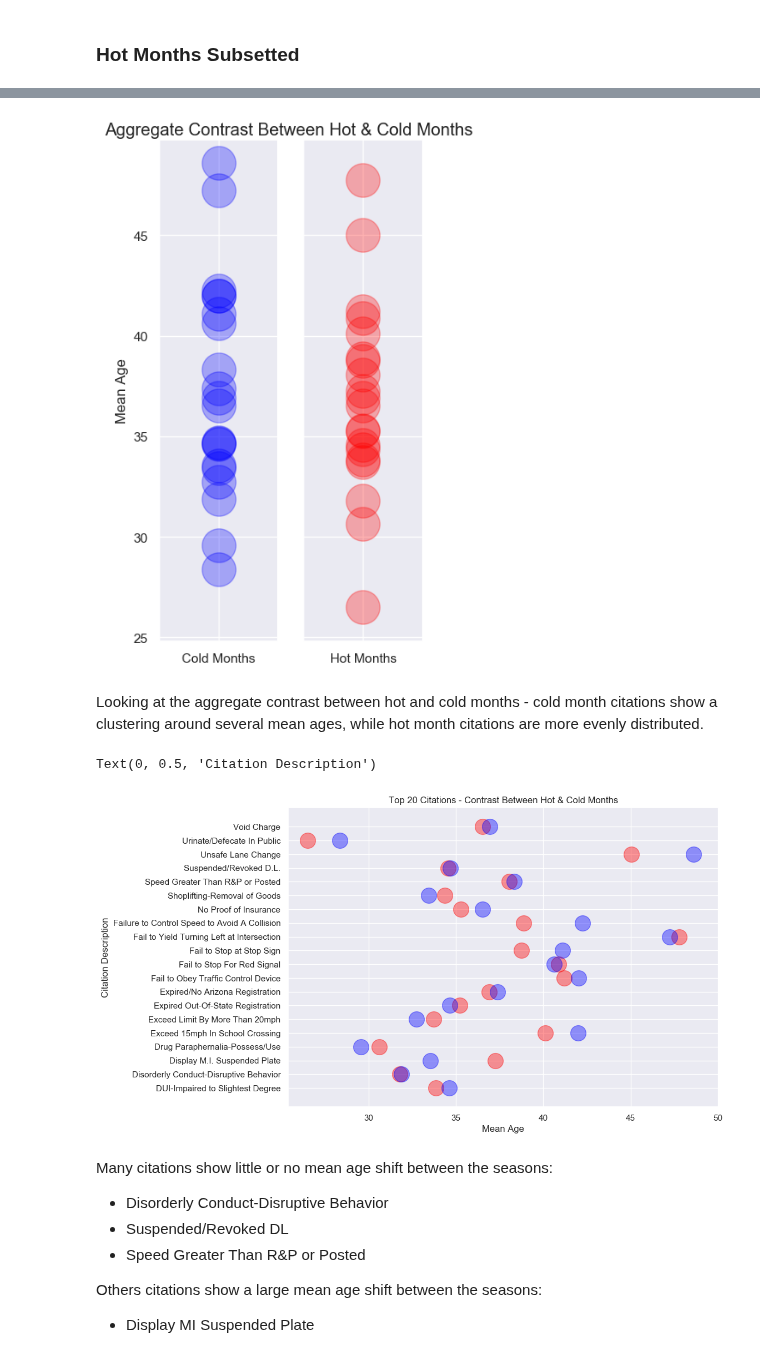
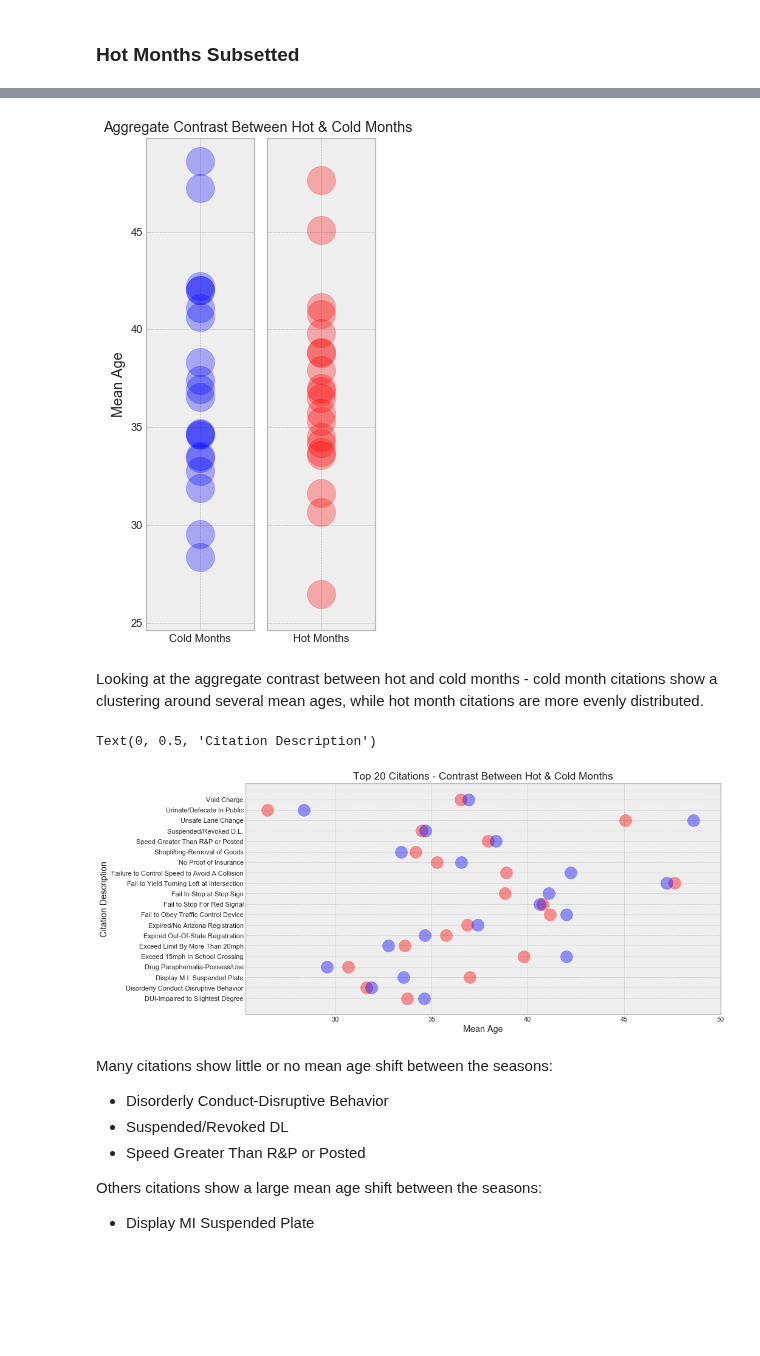
Before and after one commit to mrkjhsn/Thinkful-Exercises, a Jupyter notebook: capstone_1/Influence of Seasonal Visitors on City of Scottsdale Citations.ipynb, the cells around one changed output, grey strips where cells are left out. Drawn from its saved outputs; the diff is of its cells as text; code cells hidden in the pictures; blank space fills up the shorter version.

```diff
--- a/capstone_1/Influence of Seasonal Visitors on City of Scottsdale Citations.ipynb
+++ b/capstone_1/Influence of Seasonal Visitors on City of Scottsdale Citations.ipynb
@@ -271,26 +259,0 @@ Three of the above 5 citations graphed across the year indicate that an older pe
-# %%
-# graph the mean age of citations with highest variance throughout the year
-sns.set(rc={'figure.figsize':(12,6)})
-sns.set(rc={"lines.linewidth":2})
-
-ax = sns.lineplot(y=top5_variance.groupby([top5_variance.month, top5_variance.charge_description])['cited_person_age'].count().reset_index().iloc[:,2],
-            x=top5_variance.groupby([top5_variance.month, top5_variance.charge_description])['cited_person_age'].count().reset_index().iloc[:,0],
-            hue=top5_variance.groupby([top5_variance.month, top5_variance.charge_description])['cited_person_age'].count().reset_index().iloc[:,1])
-
-# graph mean age of all citations in bold
-# x = top20_citations.groupby([top20_citations.month]) \
-#     ['cited_person_age'].mean().reset_index().rename(columns={'cited_person_age': 'All Citations'}).iloc[:,0]
-
-# y1 = top20_citations.groupby([top20_citations.month]) \
-#     ['cited_person_age'].mean().reset_index().rename(columns={'cited_person_age': 'All Citations'}).iloc[:,1]
-
-# plt.plot(x, y1, color='black',linewidth=3)
-
-plt.ylabel('Count')
-plt.xlabel('Month of Year')
-plt.title("Month of the Year and Citation Count")
-
-ax.xaxis.set_major_locator(ticker.MultipleLocator())
-
-handles, labels = ax.get_legend_handles_labels()
-ax.legend(handles=handles[1:], labels=labels[1:], loc='upper center', bbox_to_anchor=(0.5, -0.1), ncol=3)
@@ -313,8 +273,8 @@ top5_variance.groupby([top5_variance.day_of_week, top5_variance.charge_descripti
 # %%
 # graph the mean age of citations with highest variance throughout the week
-sns.set(rc={'figure.figsize':(12,6)})
+sns.set(rc={'figure.figsize':(14,6)})
 sns.set(rc={"lines.linewidth":2})
-
+plt.style.use('bmh')
 ax = sns.lineplot(y=top5_variance.groupby([top5_variance.day_of_week, top5_variance.charge_description])['cited_person_age'].mean().reset_index().iloc[:,2],
             x=top5_variance.groupby([top5_variance.day_of_week, top5_variance.charge_description])['cited_person_age'].mean().reset_index().iloc[:,0],
             hue=top5_variance.groupby([top5_variance.day_of_week, top5_variance.charge_description])['cited_person_age'].mean().reset_index().iloc[:,1])
@@ -360,8 +320,9 @@ top5_variance.groupby([top5_variance.hour_of_day, top5_variance.charge_descripti
 | 4 | 28.600000 | 35.750000 | 39.300000 | 61.0 | ... |
 # %%
 # graph the mean age of citations with highest variance throughout the year
-sns.set(rc={'figure.figsize':(12,6)})
+sns.set(rc={'figure.figsize':(14,6)})
 sns.set(rc={"lines.linewidth":2})
+plt.style.use('bmh')
 ax = sns.lineplot(y=top5_variance.groupby([top5_variance.hour_of_day, top5_variance.charge_description])['cited_person_age'].mean().reset_index().iloc[:,2],
             x=top5_variance.groupby([top5_variance.hour_of_day, top5_variance.charge_description])['cited_person_age'].mean().reset_index().iloc[:,0],
             hue=top5_variance.groupby([top5_variance.hour_of_day, top5_variance.charge_description])['cited_person_age'].mean().reset_index().iloc[:,1])
@@ -463,32 +406,32 @@ hot_months_labeled.head()
 # %%
-fig, ax = plt.subplots(nrows=1, ncols=2, sharey=True, figsize=(4, 7))
-
-ax[0].scatter(cold_months_citations1.iloc[:,0],
-            cold_months_citations1.iloc[:,1],
+fig, ax = plt.subplots(nrows=1, ncols=2, sharey=True, figsize=(4, 8))
+plt.style.use('bmh')
+ax[0].scatter(cold_months_labeled.iloc[:,0],
+            cold_months_labeled.iloc[:,1],
            alpha=.3,
            s=800,
            color='blue')
 ax[0].set_ylabel("Mean Age")
 
-ax[1].scatter(hot_months_citations1.iloc[:,0],
-            hot_months_citations1.iloc[:,1],
+ax[1].scatter(hot_months_labeled.iloc[:,0],
+            hot_months_labeled.iloc[:,1],
            alpha=.3,
            s=800,
            color='red',
              label=False)
 plt.tight_layout()
 
 st = fig.suptitle("Aggregate Contrast Between Hot & Cold Months")
 st.set_y(0.93)
 st.set_x(0.55)
 fig.subplots_adjust(top=0.90)
 # %% [output]
-[figure, old version]
+[figure, new version]
 # %% [markdown]
 Looking at the aggregate contrast between hot and cold months - cold month citations show a clustering around several mean ages, while hot month citations are more evenly distributed.
 # %%
-plt.figure(figsize=(10, 7))
-
+plt.figure(figsize=(14, 7))
+plt.style.use('bmh')
 plt.scatter(hot_months_citations.groupby([hot_months_citations.charge_description, hot_months_citations.month])['cited_person_age'].mean() \
     .groupby(level=0).apply(lambda x: x.mean()).values
 
@@ -512,7 +455,7 @@ plt.xlabel("Mean Age")
 plt.ylabel("Citation Description")
 # %% [output]
 Text(0, 0.5, 'Citation Description')
-[figure, old version]
+[figure, new version]
 # %% [markdown]
 Many citations show little or no mean age shift between the seasons:
 - Disorderly Conduct-Disruptive Behavior
```
Also changed, not shown: parts of 54 cells of this notebook.
